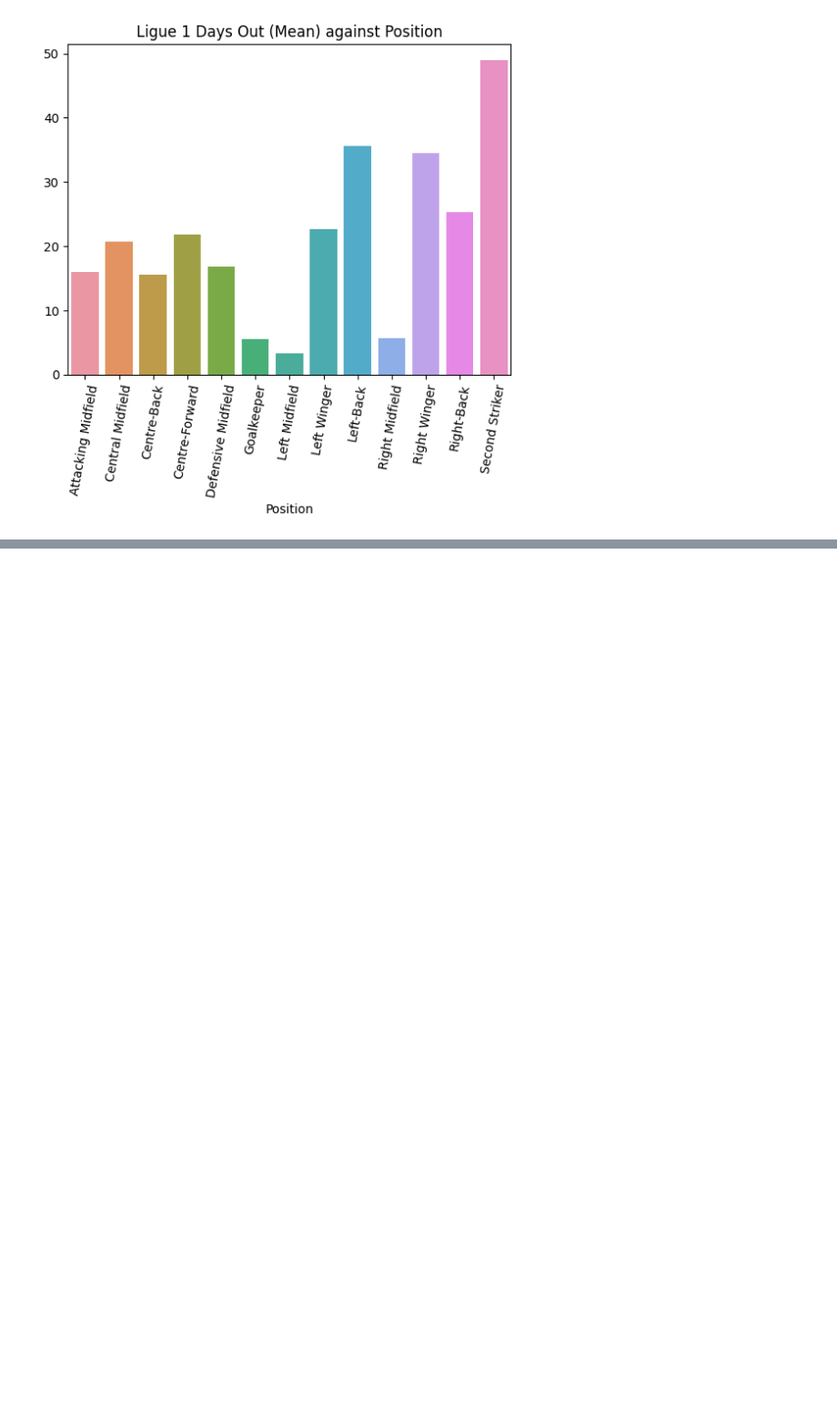
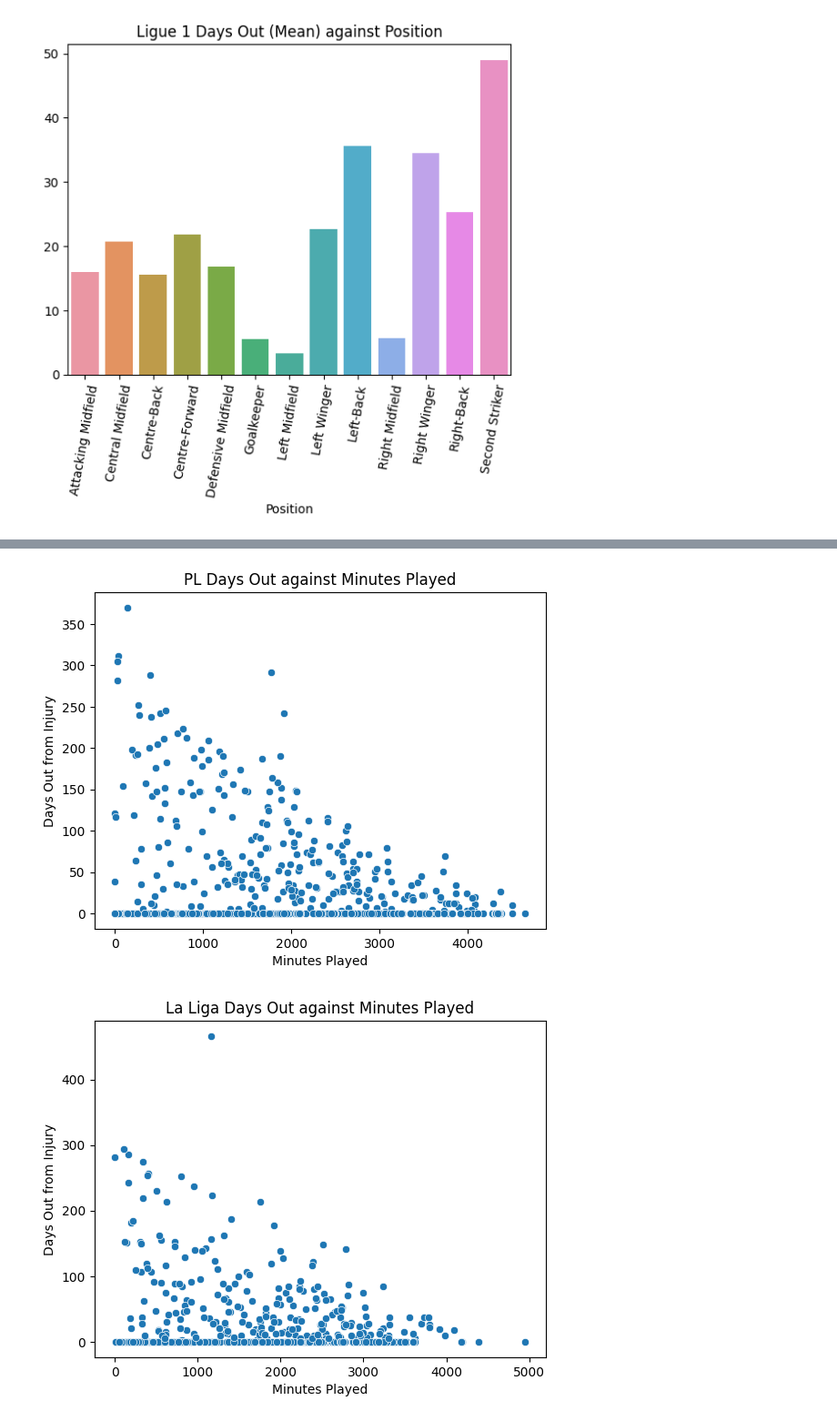
Before and after one commit to tsumian/MA4199-Injury-Prediction, a Jupyter notebook: ma4199-data-preprocessing.ipynb, the cells around one changed output, grey strips where cells are left out. Shown at 91% size. Saved outputs shown, nothing was run; the diff lists cells and outputs as text; code cells hidden in the pictures; blank space fills up the shorter version.

```diff
--- a/ma4199-data-preprocessing.ipynb
+++ b/ma4199-data-preprocessing.ipynb
@@ -287,0 +334,16 @@ get_pos_days_out_dist(ligue_1_player_data_df, "Ligue 1 Days Out (Mean) against P
+# %%
+def get_minutes_played_days_out(df, title):
+    # Assuming your DataFrame is named 'df'
+    sns.scatterplot(data=df, x='Minutes Played Total 23/24:', y='Total Days').set(title=title)
+    plt.xlabel('Minutes Played')
+    plt.ylabel('Days Out from Injury')
+    plt.show()
+
+get_minutes_played_days_out(prem_player_data_df, "PL Days Out against Minutes Played")
+get_minutes_played_days_out(laliga_player_data_df, "La Liga Days Out against Minutes Played")
+get_minutes_played_days_out(bundesliga_player_data_df, "Bundesliga Days Out against Minutes Played")
+get_minutes_played_days_out(serie_a_player_data_df, "Serie A Days Out against Minutes Played")
+get_minutes_played_days_out(ligue_1_player_data_df, "Ligue 1 Days Out against Minutes Played")
+# %% [output]
+[figure, added]
+[figure, added]
```
Also changed, not shown: parts of 8 cells of this notebook.
